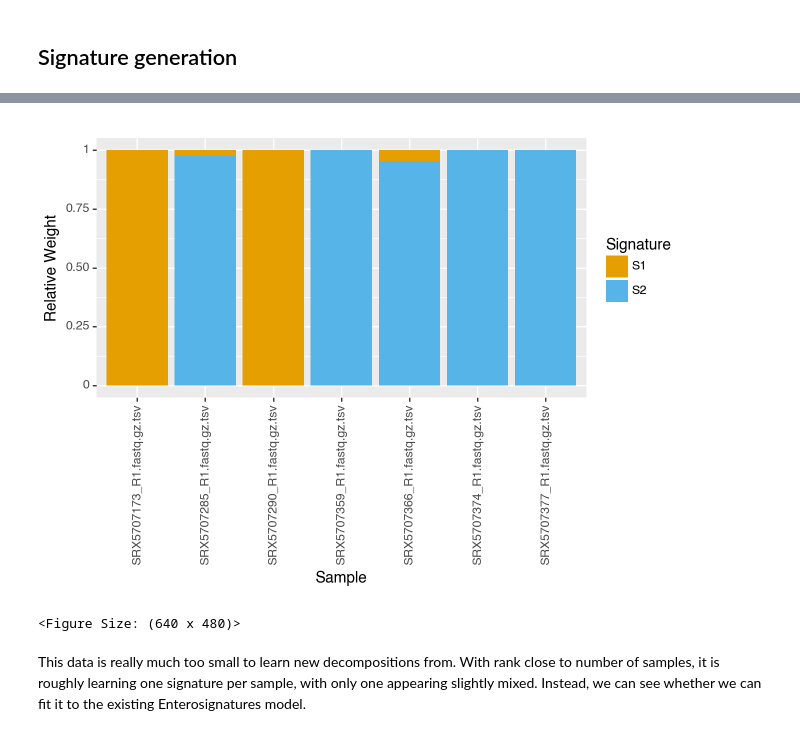
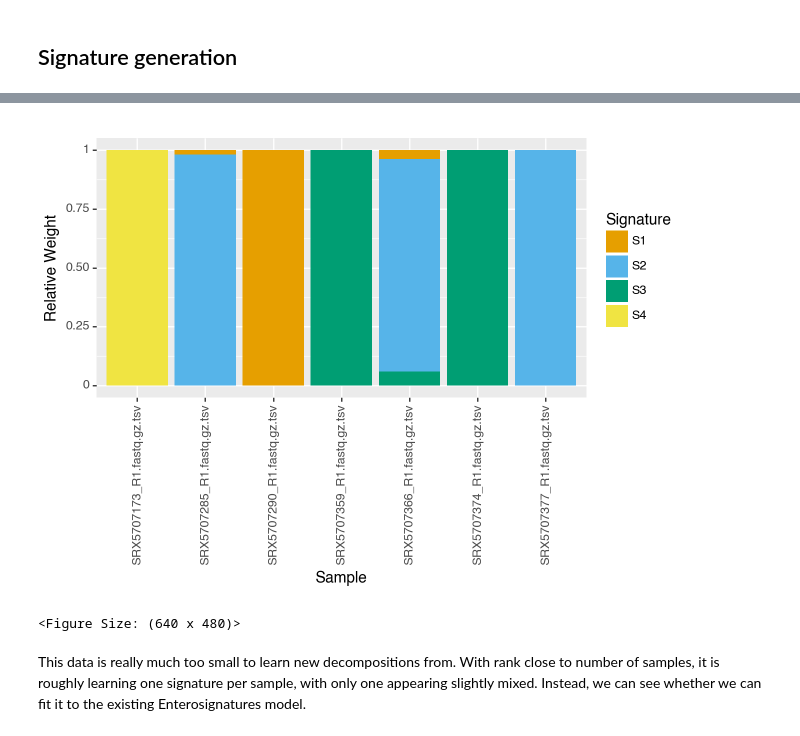
Before and after one commit to apduncan/datasciencegroup_feb24, a Jupyter notebook: signature_analysis.ipynb, the cells around one changed output, grey strips where cells are left out. Drawn from its saved outputs; the diff is of its cells as text; code cells hidden in the pictures.

```diff
--- a/signature_analysis.ipynb
+++ b/signature_analysis.ipynb
@@ -57,10 +59,10 @@ plot_rank_selection(metaphlan_ranksel, jitter=False)
 <Figure Size: (640 x 480)>
 # %%
-decomposition = decompositions(metaphlan_tss, ranks=[2], random_starts=20,
+decomposition = decompositions(metaphlan_tss, ranks=[4], random_starts=20,
                                top_n=5)
-decomposition[2][0].plot_relative_weight()
+decomposition[4][0].plot_relative_weight()
 # %% [output]
-[figure, old version]
+[figure, new version]
 <Figure Size: (640 x 480)>
 # %% [markdown]
 This data is really much too small to learn new decompositions from.
```
Also changed, not shown: parts of 2 cells of this notebook.
